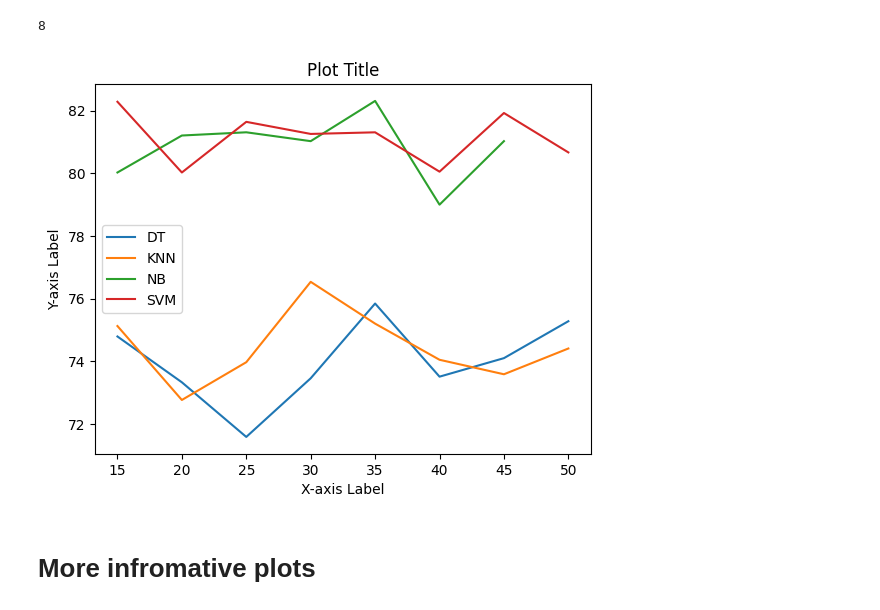
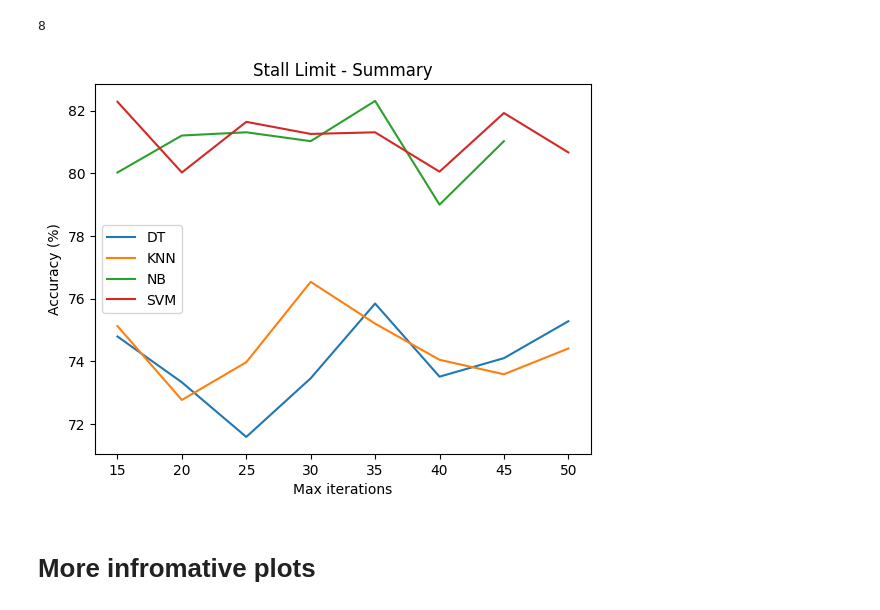
Before and after one commit to erirosv/Master-Thesis, a Jupyter notebook: modelling/sensitivity/sensitivity_stall_limit.ipynb, the cells around one changed output. Drawn from its saved outputs; the diff is of its cells as text; code cells hidden in the pictures.

```diff
--- a/modelling/sensitivity/sensitivity_stall_limit.ipynb
+++ b/modelling/sensitivity/sensitivity_stall_limit.ipynb
@@ -124,19 +124,19 @@ df_SVM_mean.append(convert_to_accuracy_percentages(df_8_SVM.mean()))
 # %%
 x_labels = ['15', '20', '25', '30', '35', '40', '45', '50']
 plt.plot(df_DT_mean, label='DT')
 plt.plot(df_KNN_mean, label='KNN')
 plt.plot(df_NB_mean, label='NB')
 plt.plot(df_SVM_mean, label='SVM')
 
 plt.xticks(range(len(df_DT_mean)), x_labels)
-plt.xlabel('X-axis Label')
-plt.ylabel('Y-axis Label')
-plt.title('Plot Title')
-plt.legend(loc='center left')  # Show legend
+plt.xlabel('Max iterations')
+plt.ylabel('Accuracy (%)')
+plt.title('Stall Limit - Summary')
+plt.legend(loc='center left')
 
 plt.show()
 # %% [output]
-[figure, old version]
+[figure, new version]
 # %% [markdown]
 # More infromative plots
 # %% [markdown]
```
Also changed, not shown: parts of 5 cells of this notebook.
